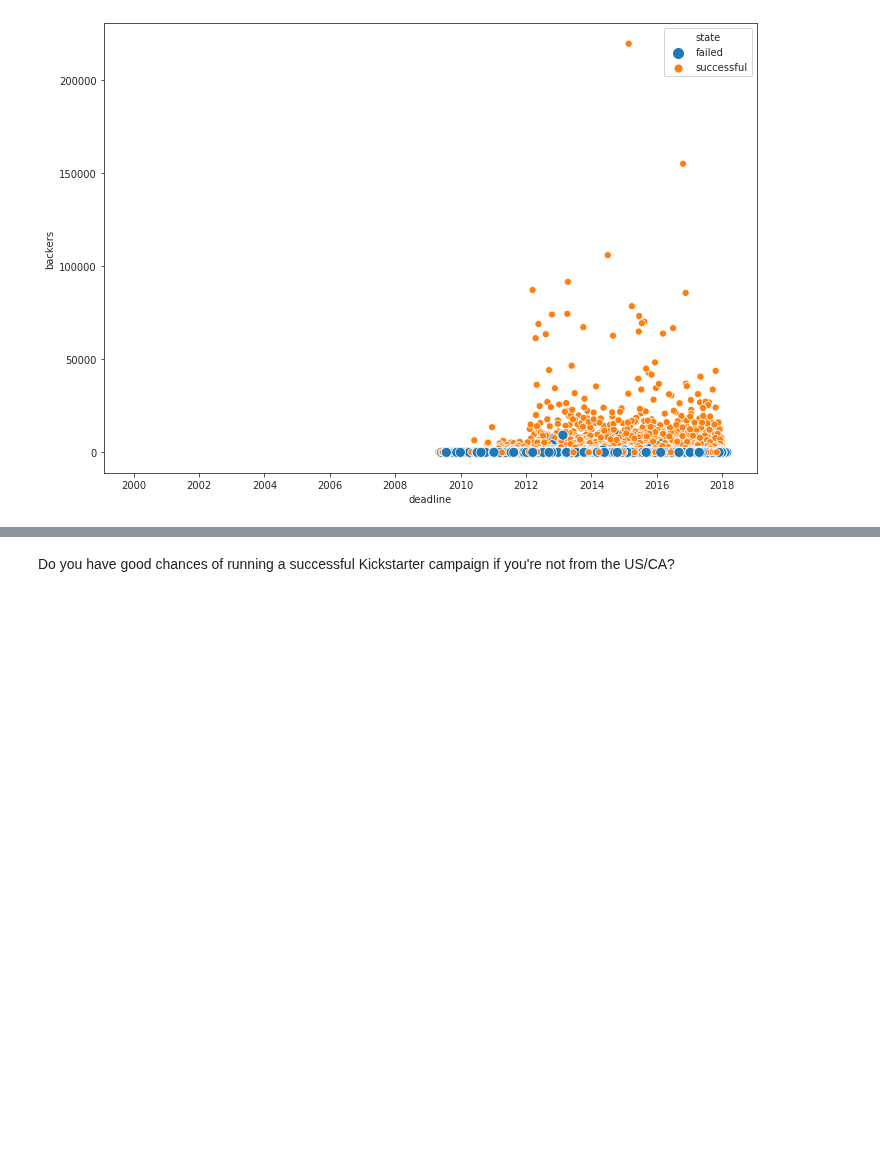
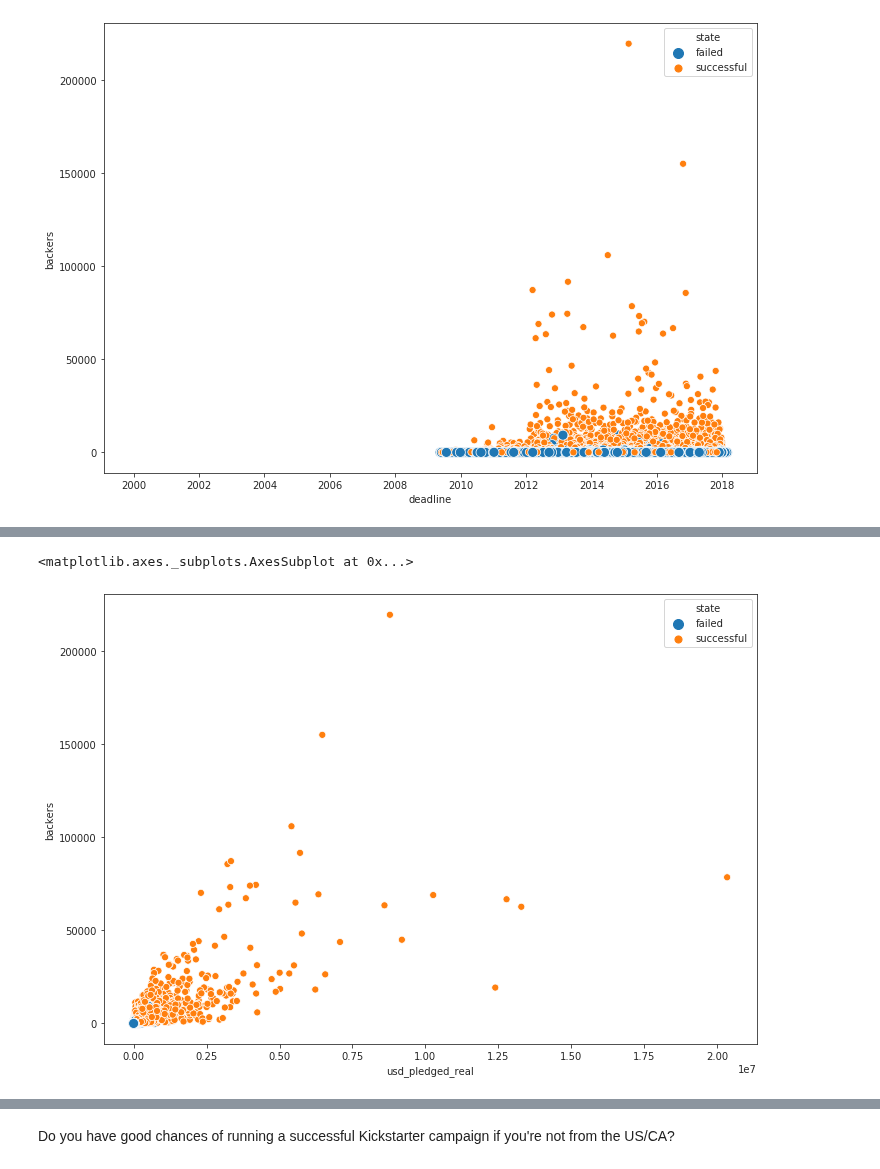
Before and after one commit to tbacha/DMML2019_Team_Apple, a Jupyter notebook: code/Kickstarter_notebook_Team_Apple.ipynb, the cells around one changed output, grey strips where cells are left out. Cells and saved outputs as stored; diff of their text form; code cells hidden in the pictures; blank space fills up the shorter version.

```diff
--- a/code/Kickstarter_notebook_Team_Apple.ipynb
+++ b/code/Kickstarter_notebook_Team_Apple.ipynb
@@ -282,8 +282,5 @@ the years
 # %%
-#dfdate =df1[df1["deadline"]>"2005-10-09"]
-#sns.jointplot(x="deadline", y="backers", data=df[df["deadline"]>"2005-10-09"])
-sns.set_style('ticks')
-fig, ax = plt.subplots()
+fig, ax= plt.subplots()
 fig.set_size_inches(11.7, 8.27)
 sns.scatterplot(x="deadline", y="backers", hue='state', size='state', sizes=(50, 100), data=df)
 # %% [output]
@@ -301,0 +289,7 @@ sns.jointplot(x="usd_goal_real", y="backers", data=df1[df1["usd_goal_real"]<5000
+# %%
+fig, ax= plt.subplots()
+fig.set_size_inches(11.7, 8.27)
+sns.scatterplot(x="usd_pledged_real", y="backers", hue='state', size='state', sizes=(50, 100), data=df)
+# %% [output]
+<matplotlib.axes._subplots.AxesSubplot at 0x...>
+[figure, added]
```
Also changed, not shown: parts of 22 cells of this notebook.
